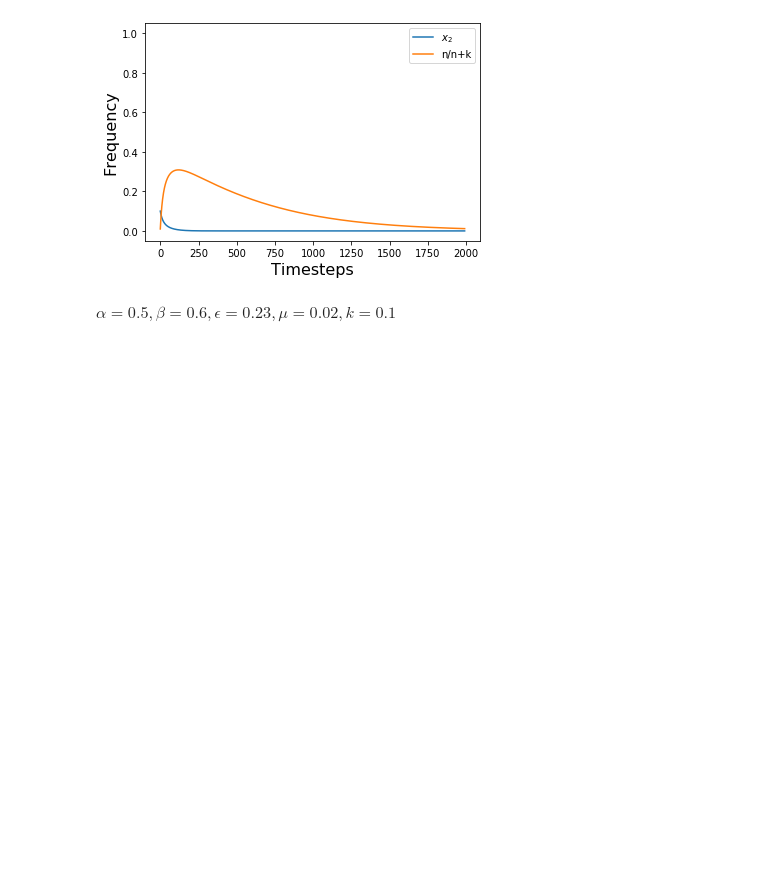
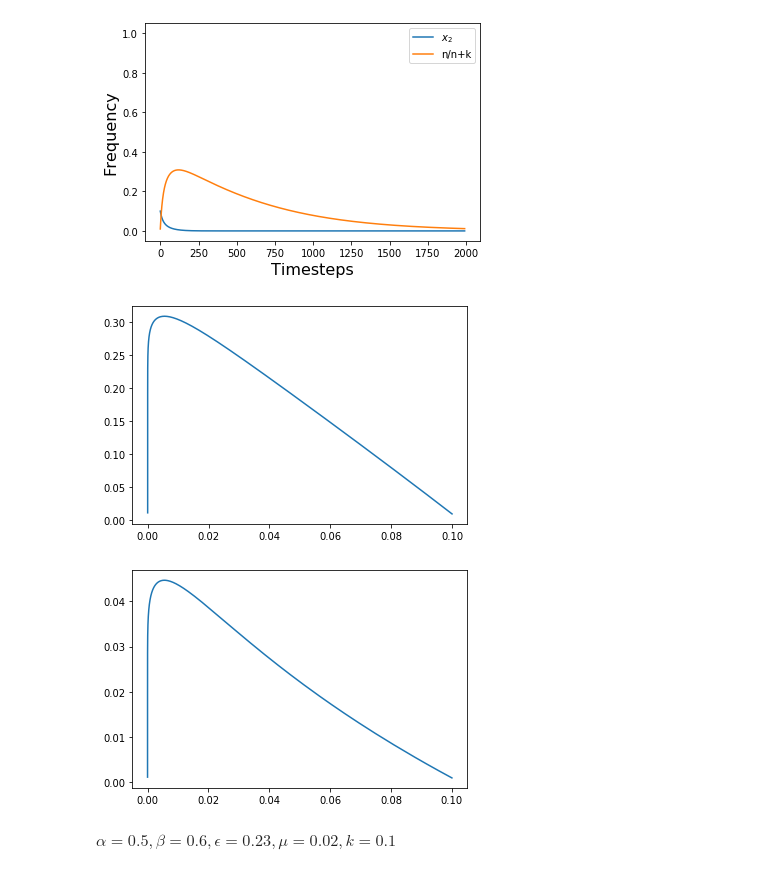
Before and after one commit to gyanezfeliu/dynamics_dormancy, a Jupyter notebook: Evolutionary dynamics of cancer dormancy.ipynb, the cells around one changed output. Drawn from its saved outputs; the diff is of its cells as text; code cells hidden in the pictures; blank space fills up the shorter version.

```diff
--- a/Evolutionary dynamics of cancer dormancy.ipynb
+++ b/Evolutionary dynamics of cancer dormancy.ipynb
@@ -29,6 +16,3 @@ $$
 \begin{eqnarray}
 \dot{x_2} = x_2(1-x_2)(-(\alpha+\beta)x_2+\alpha)
 \end{eqnarray}
-# %%
-def x_2(x2,alpha,beta,dt):
-    return (x2*(1-x2)*(-(alpha+beta)*x2+alpha))*dt + x2
@@ -346,6 +313,15 @@ plt.ylim(-0.05,1.05)
 plt.show()
 # %% [output]
 [figure]
+# %%
+plt.plot(xs, f(k,np.array(ns)))
+plt.show()
+
+plt.plot(xs, ns)
+plt.show()
+# %% [output]
+[figure, added]
+[figure, added]
 # %% [markdown]
 $\alpha=0.5, \beta=0.6, \epsilon=0.23, \mu=0.02, k=0.1$
 # %%
```
Also changed, not shown: parts of 18 cells of this notebook, 1 other file.
